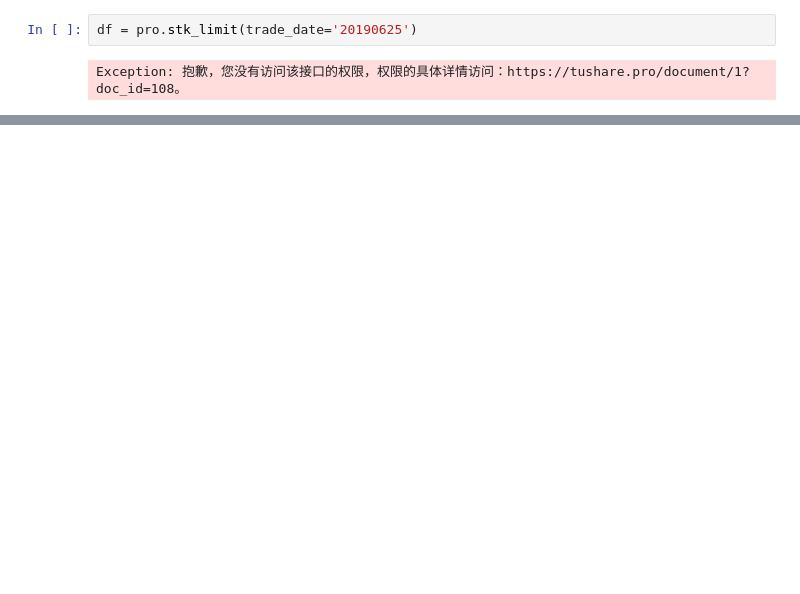
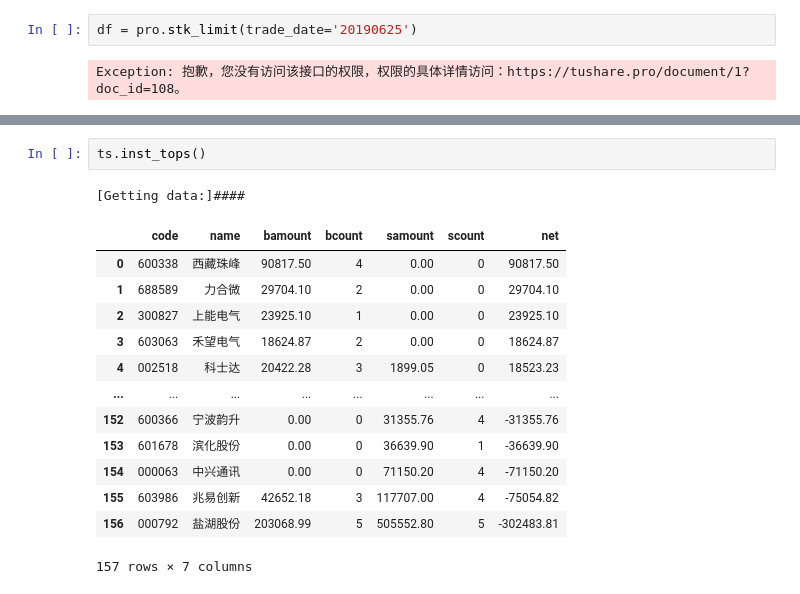
Before and after one commit to linfenglee/quant_trading, a Jupyter notebook: stock_trading/test.ipynb, the cells around one changed output, grey strips where cells are left out. Saved outputs shown, nothing was run; the diff lists cells and outputs as text; blank space fills up the shorter version.

```diff
--- a/stock_trading/test.ipynb
+++ b/stock_trading/test.ipynb
@@ -358,0 +385,17 @@ RequestTimeout: binance GET https://api.binance.com/api/v3/exchangeInfo
+# %%
+ts.inst_tops()
+# %% [output]
+[Getting data:]####
+|  | code | name | bamount | bcount | samount | scount | net |
+| 0 | 600338 | 西藏珠峰 | 90817.50 | 4 | 0.00 | 0 | 90817.50 |
+| 1 | 688589 | 力合微 | 29704.10 | 2 | 0.00 | 0 | 29704.10 |
+| 2 | 300827 | 上能电气 | 23925.10 | 1 | 0.00 | 0 | 23925.10 |
+| 3 | 603063 | 禾望电气 | 18624.87 | 2 | 0.00 | 0 | 18624.87 |
+| 4 | 002518 | 科士达 | 20422.28 | 3 | 1899.05 | 0 | 18523.23 |
+| ... | ... | ... | ... | ... | ... | ... | ... |
+| 152 | 600366 | 宁波韵升 | 0.00 | 0 | 31355.76 | 4 | -31355.76 |
+| 153 | 601678 | 滨化股份 | 0.00 | 0 | 36639.90 | 1 | -36639.90 |
+| 154 | 000063 | 中兴通讯 | 0.00 | 0 | 71150.20 | 4 | -71150.20 |
+| 155 | 603986 | 兆易创新 | 42652.18 | 3 | 117707.00 | 4 | -75054.82 |
+| 156 | 000792 | 盐湖股份 | 203068.99 | 5 | 505552.80 | 5 | -302483.81 |
+157 rows × 7 columns
```
Also changed, not shown: parts of 11 cells of this notebook, 1 other file.
